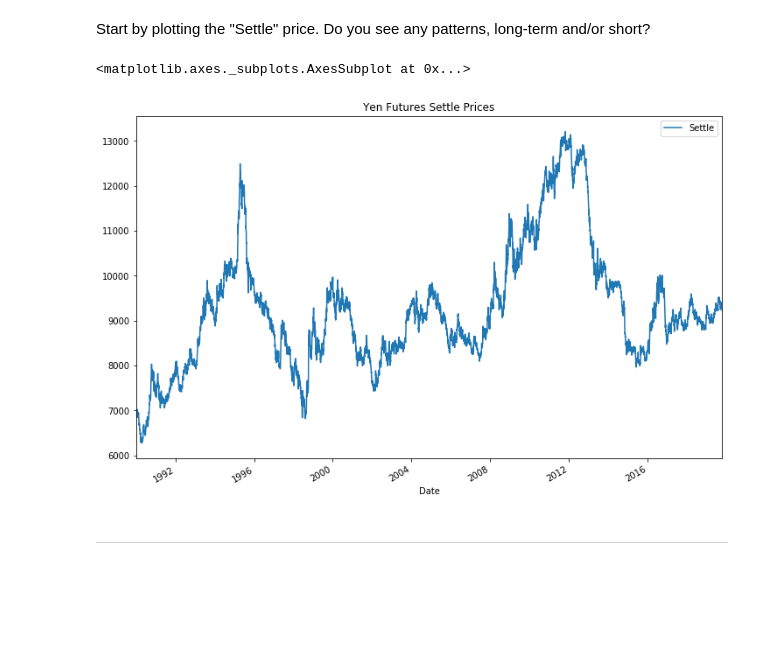
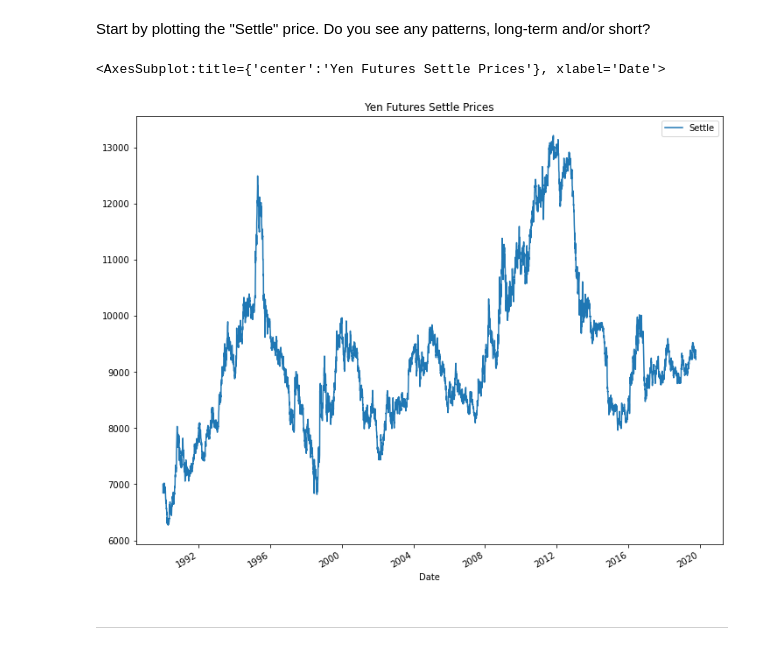
Before and after one commit to gw12s/Time-Series-Homework, a Jupyter notebook: Starter_Code/time_series_analysis.ipynb, the cells around one changed output. Cells and saved outputs as stored; diff of their text form; code cells hidden in the pictures; blank space fills up the shorter version.

```diff
--- a/Starter_Code/time_series_analysis.ipynb
+++ b/Starter_Code/time_series_analysis.ipynb
@@ -39,10 +39,12 @@ yen_futures.head()
  Start by plotting the "Settle" price. Do you see any patterns, long-term and/or short?
 # %%
 # Plot just the "Settle" column from the dataframe:
-# YOUR CODE HERE!
+yen_futures['Settle'].plot(figsize=(12,10),
+                          title="Yen Futures Settle Prices",
+                          legend=True)
 # %% [output]
-<matplotlib.axes._subplots.AxesSubplot at 0x...>
+<AxesSubplot:title={'center':'Yen Futures Settle Prices'}, xlabel='Date'>
-[figure, old version]
+[figure, new version]
 # %% [markdown]
 ---
 # %% [markdown]
```
Also changed, not shown: parts of 20 cells of this notebook.
